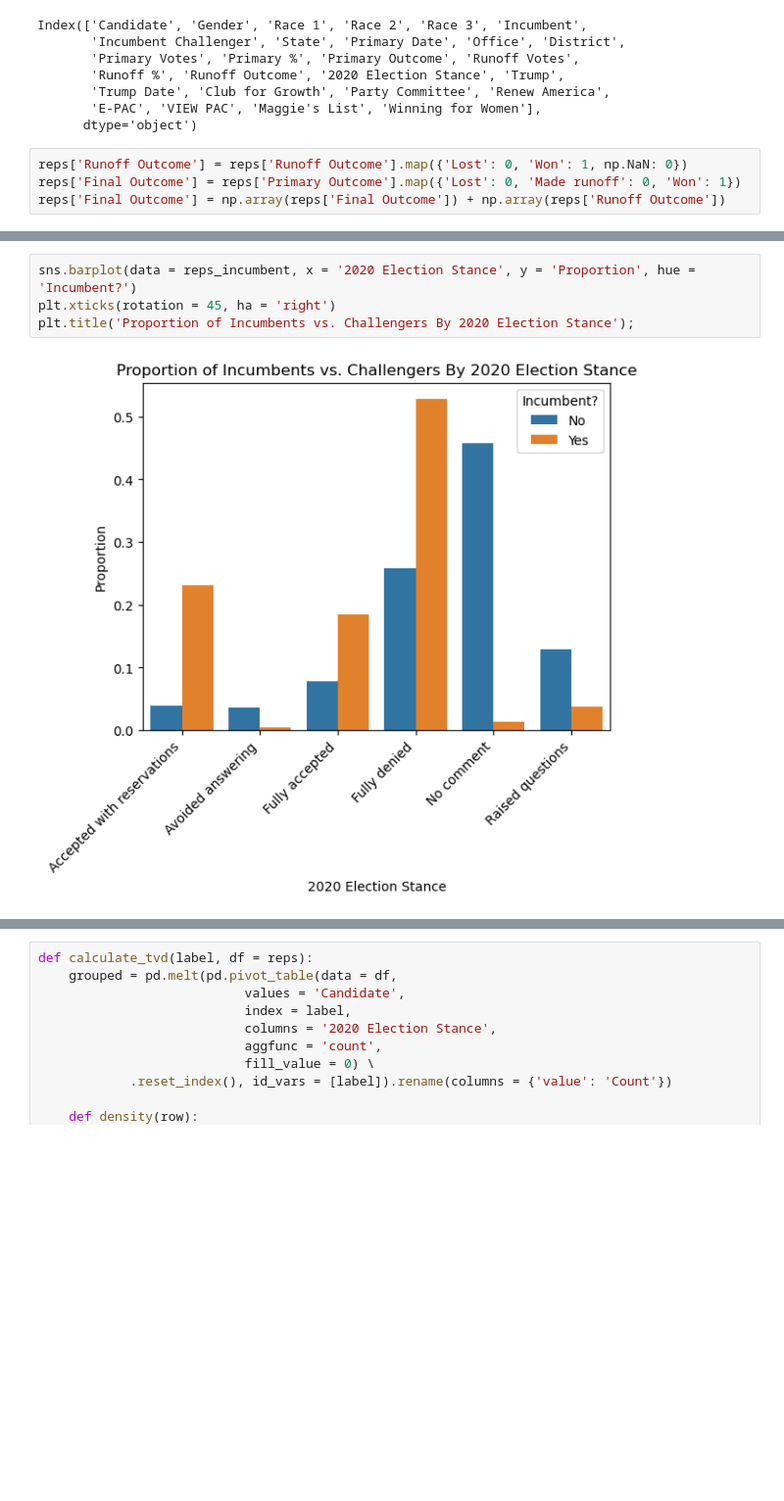
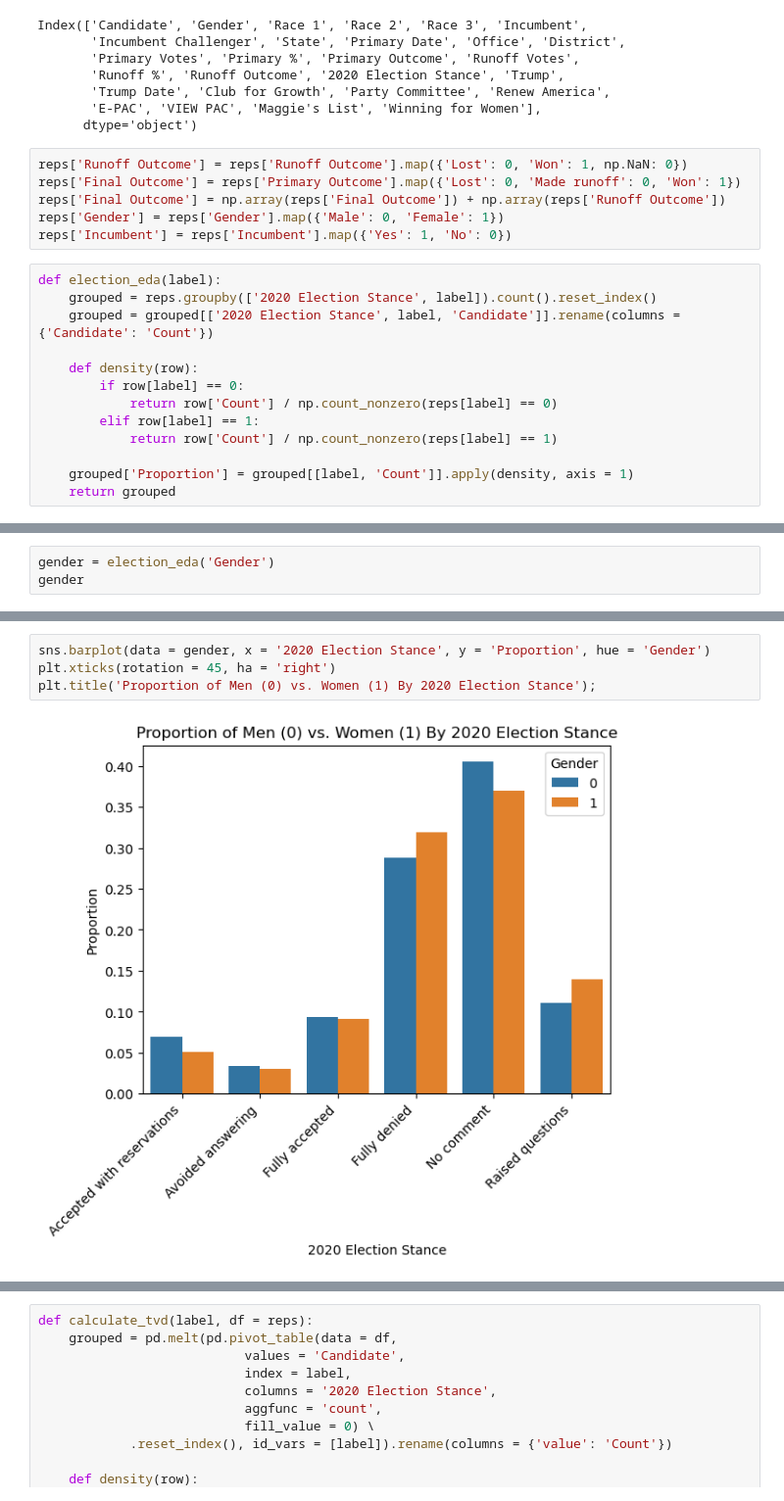
Before and after one commit to sarsong/data102proj, a Jupyter notebook: vivian_eda.ipynb, the cells around one changed output, grey strips where cells are left out. Shown at 98% size. Drawn from its saved outputs; the diff is of its cells as text; blank space fills up the shorter version.

```diff
--- a/vivian_eda.ipynb
+++ b/vivian_eda.ipynb
@@ -52,3 +31,18 @@ Index(['Candidate', 'Gender', 'Race 1', 'Race 2', 'Race 3', 'Incumbent',
 reps['Runoff Outcome'] = reps['Runoff Outcome'].map({'Lost': 0, 'Won': 1, np.NaN: 0})
 reps['Final Outcome'] = reps['Primary Outcome'].map({'Lost': 0, 'Made runoff': 0, 'Won': 1})
 reps['Final Outcome'] = np.array(reps['Final Outcome']) + np.array(reps['Runoff Outcome'])
+reps['Gender'] = reps['Gender'].map({'Male': 0, 'Female': 1})
+reps['Incumbent'] = reps['Incumbent'].map({'Yes': 1, 'No': 0})
+# %%
+def election_eda(label):
+    grouped = reps.groupby(['2020 Election Stance', label]).count().reset_index()
+    grouped = grouped[['2020 Election Stance', label, 'Candidate']].rename(columns = {'Candidate': 'Count'})
+
+    def density(row):
+        if row[label] == 0:
+            return row['Count'] / np.count_nonzero(reps[label] == 0)
+        elif row[label] == 1:
+            return row['Count'] / np.count_nonzero(reps[label] == 1)
+
+    grouped['Proportion'] = grouped[[label, 'Count']].apply(density, axis = 1)
+    return grouped
@@ -143,0 +95,3 @@ reps_incumbent
+# %%
+gender = election_eda('Gender')
+gender
@@ -144,6 +112,6 @@ reps_incumbent
 # %%
-sns.barplot(data = reps_incumbent, x = '2020 Election Stance', y = 'Proportion', hue = 'Incumbent?')
+sns.barplot(data = gender, x = '2020 Election Stance', y = 'Proportion', hue = 'Gender')
 plt.xticks(rotation = 45, ha = 'right')
-plt.title('Proportion of Incumbents vs. Challengers By 2020 Election Stance');
+plt.title('Proportion of Men (0) vs. Women (1) By 2020 Election Stance');
 # %% [output]
-[figure, old version]
+[figure, new version]
```
Also changed, not shown: parts of 46 cells of this notebook.
